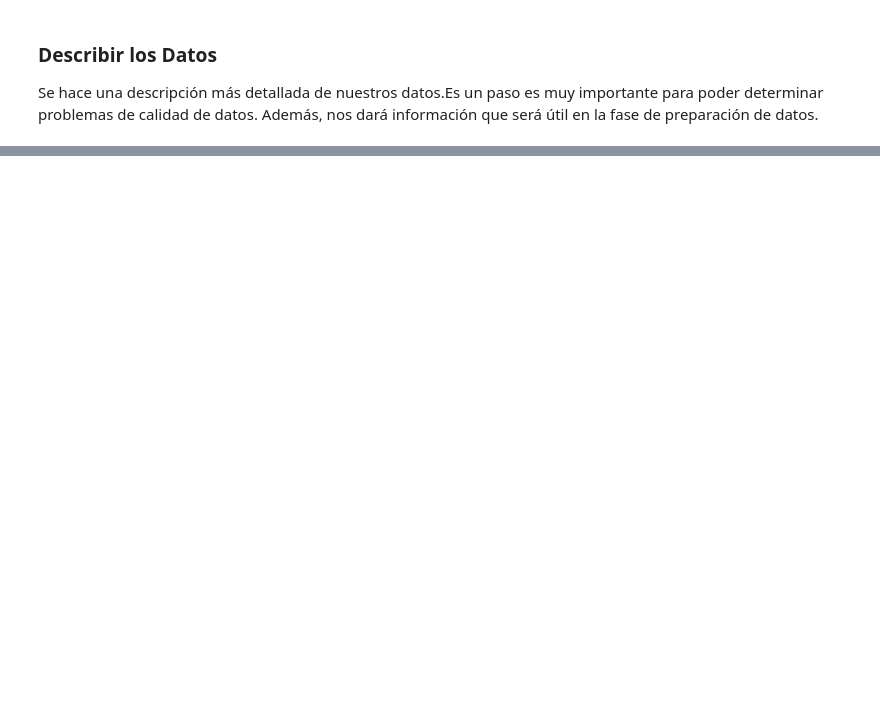
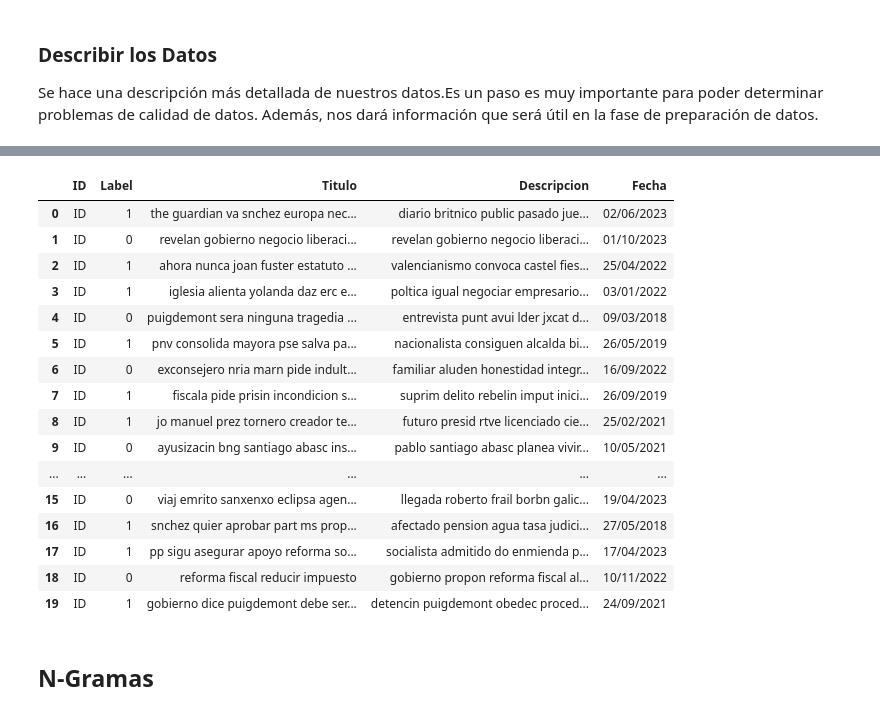
Before and after one commit to InteligenciaNegocios-G14/Proyecto1, a Jupyter notebook: Proyeto1.ipynb, the cells around one changed output, grey strips where cells are left out. Cells and saved outputs as stored; diff of their text form; code cells hidden in the pictures; blank space fills up the shorter version.

Commit message:
Normalizacion y N-gramas

```diff
--- a/Proyeto1.ipynb
+++ b/Proyeto1.ipynb
@@ -68,0 +141,14 @@ data.describe()
+# %%
+wpt = nltk.WordPunctTokenizer()
+ps = PorterStemmer()
+nltk.download('stopwords')
+stop_words = nltk.corpus.stopwords.words('spanish')
+
+def normalize_documents(doc):
+  doc = re.sub(r'[^a-zA-Z\s]','',doc, re.I|re.A)
+  doc = doc.lower()
+  doc = doc.strip()
+  tokens = wpt.tokenize(doc)
+  filtered_token = [ps.stem(token) for token in tokens if token not in stop_words]
+  doc = ' '.join(filtered_token)
+  return doc
@@ -68,0 +159,25 @@ data.describe()
+# %%
+normalize_corpus = np.vectorize(normalize_documents)
+data['Titulo'] = data['Titulo'].apply(normalize_corpus)
+data['Descripcion'] = data['Descripcion'].apply(normalize_corpus)
+data.head(20)
+# %% [output]
+|  | ID | Label | Titulo | Descripcion | Fecha |
+| 0 | ID | 1 | the guardian va snchez europa nec... | diario britnico public pasado jue... | 02/06/2023 |
+| 1 | ID | 0 | revelan gobierno negocio liberaci... | revelan gobierno negocio liberaci... | 01/10/2023 |
+| 2 | ID | 1 | ahora nunca joan fuster estatuto ... | valencianismo convoca castel fies... | 25/04/2022 |
+| 3 | ID | 1 | iglesia alienta yolanda daz erc e... | poltica igual negociar empresario... | 03/01/2022 |
+| 4 | ID | 0 | puigdemont sera ninguna tragedia ... | entrevista punt avui lder jxcat d... | 09/03/2018 |
+| 5 | ID | 1 | pnv consolida mayora pse salva pa... | nacionalista consiguen alcalda bi... | 26/05/2019 |
+| 6 | ID | 0 | exconsejero nria marn pide indult... | familiar aluden honestidad integr... | 16/09/2022 |
+| 7 | ID | 1 | fiscala pide prisin incondicion s... | suprim delito rebelin imput inici... | 26/09/2019 |
+| 8 | ID | 1 | jo manuel prez tornero creador te... | futuro presid rtve licenciado cie... | 25/02/2021 |
+| 9 | ID | 0 | ayusizacin bng santiago abasc ins... | pablo santiago abasc planea vivir... | 10/05/2021 |
+| ... | ... | ... | ... | ... | ... |
+| 15 | ID | 0 | viaj emrito sanxenxo eclipsa agen... | llegada roberto frail borbn galic... | 19/04/2023 |
+| 16 | ID | 1 | snchez quier aprobar part ms prop... | afectado pension agua tasa judici... | 27/05/2018 |
+| 17 | ID | 1 | pp sigu asegurar apoyo reforma so... | socialista admitido do enmienda p... | 17/04/2023 |
+| 18 | ID | 0 | reforma fiscal reducir impuesto | gobierno propon reforma fiscal al... | 10/11/2022 |
+| 19 | ID | 1 | gobierno dice puigdemont debe ser... | detencin puigdemont obedec proced... | 24/09/2021 |
+# %% [markdown]
+## N-Gramas
```
Also changed, not shown: parts of 18 cells of this notebook.
